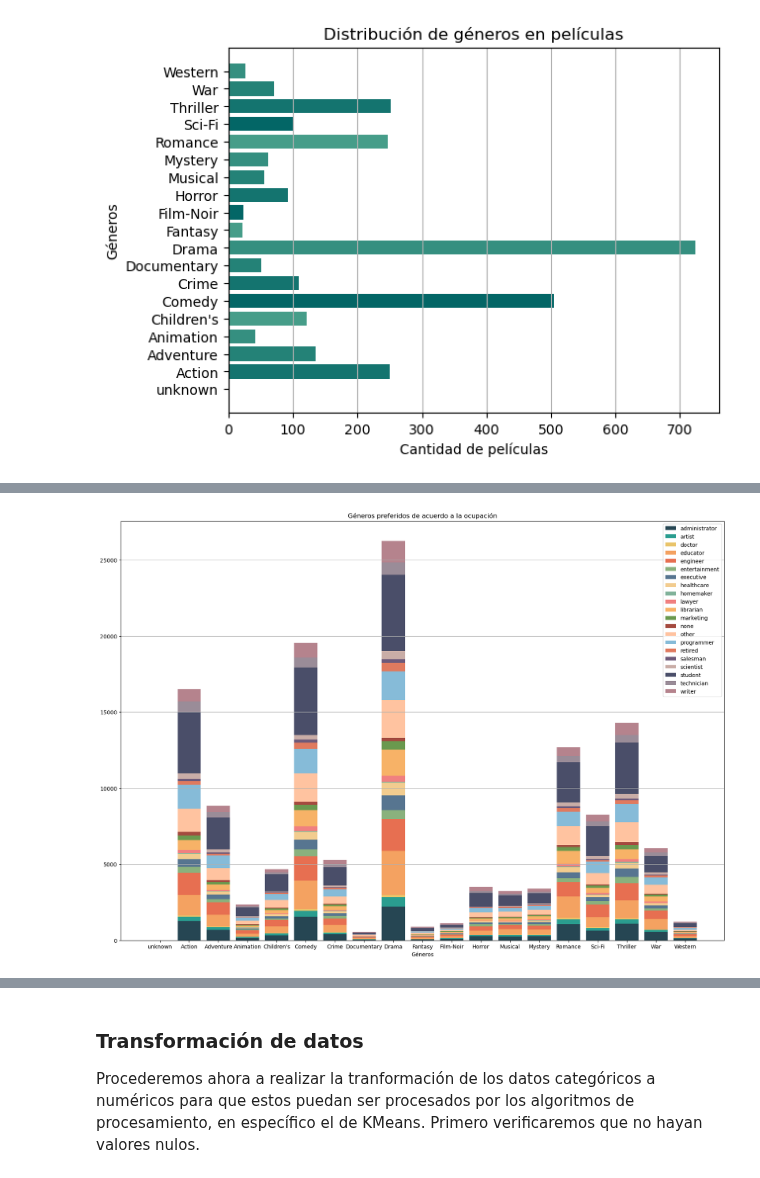
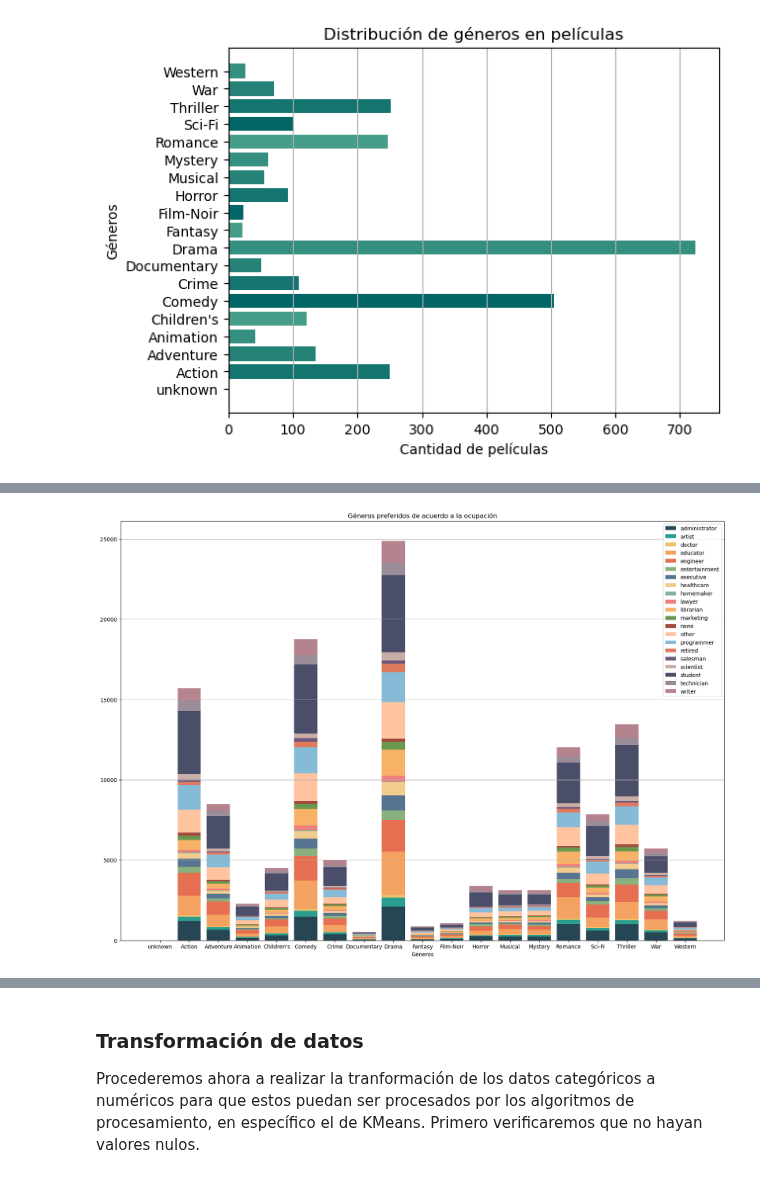
Before and after one commit to MonicaCabanas23/artificial-intelligence-course, a Jupyter notebook: Tareas/second-project/Second_Project.ipynb, the cells around one changed output, grey strips where cells are left out. Cells and saved outputs as stored; diff of their text form; code cells hidden in the pictures.

Commit message:
:sparkles: Improving clustering of users

```diff
--- a/Tareas/second-project/Second_Project.ipynb
+++ b/Tareas/second-project/Second_Project.ipynb
@@ -218,0 +230,14 @@ users
+# %%
+# Encontrando usuarios que han calificado como mínimo 20 películas
+if users.shape[0] == 943:
+    print('Total de usuarios: ', users.shape[0])
+
+# Contabilizando y filtrando usuarios en base a la cantidad de películas que han calificado
+user_ratings = pd.merge(ratings, users, left_on='User ID', right_on='Id', how='inner')
+user_ratings = user_ratings.groupby('User ID')['Rating'].agg('count')
+users = users.loc[user_ratings[user_ratings > 20].index - 1, :]
+users.index.name = None
+
+users = users.reset_index(drop=True) # Reiniciar índices
+
+print('Cantidad de usuarios que han calificado al menos 20 películas: ', users.shape[0])
@@ -269,10 +299,10 @@ Como podemos observar a través de las gráficas anteriores la mayor cantidad de
 # %%
-genres_items_counts = []
+genres_items = []
 # Contando la cantidad de películas por género
 for i in range(19):
-    genres_items_counts.append(items.value_counts('Genre ' + str(i))['1'])
+    genres_items.append(items.value_counts('Genre ' + str(i)).get('1', 0))
 
-genres['items'] = genres_items_counts
+genres['items'] = genres_items
 
 # Gráfico de barras para géneros y películas
 plt.barh(genres['Name'], genres['items'], color=['#036666', '#14746F', '#248277', '#358F80', '#469D89'])
@@ -292,18 +322,12 @@ only_w = result[result['Sex'] == 'F']
 # Contando la cantidad de ratings dados por mujeres por cada género
 genre_w = []
 for i in range(19):
-    if len(only_w.value_counts('Genre ' + str(i))) == 2:
-        genre_w.append(only_w.value_counts('Genre ' + str(i))['1'])
-    else:
-        genre_w.append(0)
+    genre_w.append(only_w.value_counts('Genre ' + str(i)).get('1', 0))
 
 # Contando la cantidad de ratings dados por hombres por cada género
 genre_m = []
 for i in range(19):
-    if len(only_m.value_counts('Genre ' + str(i))) == 2:
-        genre_m.append(only_m.value_counts('Genre ' + str(i))['1'])
-    else:
-        genre_m.append(0)
+    genre_m.append(only_m.value_counts('Genre ' + str(i)).get('1', 0))
 # %%
 # Gráfico de barras para géneros y sexos
 fig = plt.figure(figsize=(20, 5))
@@ -328,32 +352,25 @@ genre_occupations = []
 for i in range(19):
     row = []
     for j in range(21):
-        if len(occupation_counts[j].value_counts('Genre ' + str(i))) == 2:
-            row.append(occupation_counts[j].value_counts('Genre ' + str(i))['1'])
-        else:
-            row.append(0)
+        row.append(occupation_counts[j].value_counts('Genre ' + str(i)).get('1', 0))
     genre_occupations.append(row)
 # %%
-# Gráfico de barras para géneros y sexos
+# Gráfico de barras para géneros y ocupaciones
 fig = plt.figure(figsize=(20, 14))
 
 acc = np.zeros(19)
 colors = ['#264653', '#2A9D8F', '#E9C46A', '#F4A261', '#E76F51', '#8AB17D', '#577590', '#F2CC8F', '#81B29A', '#F08080', '#F7B267', '#6A994E', '#A44A3F', '#FFC3A0', '#86BBD8', '#E07A5F', '#6D597A', '#C9ADA7', '#4A4E69', '#9A8C98', '#B5838D']
 
 for i in range(21):
     columna = [fila[i] for fila in genre_occupations]
     plt.bar(genres['Name'], columna, bottom=acc, color=colors[i])
     acc += np.array(columna)
 
-""" columna = [fila[0] for fila in genre_occupations]
-columna2 = [fila[1] for fila in genre_occupations]
-plt.bar(genres['Name'], columna, color='#e63946')
-plt.bar(genres['Name'], columna2, bottom=columna, color='#1d3557') """
 plt.legend(occupations['data'])
 plt.title('Géneros preferidos de acuerdo a la ocupación')
 plt.xlabel('Géneros')
 plt.grid(axis='y')
 
 plt.show()
 # %% [output]
-[figure, old version]
+[figure, new version]
```
Also changed, not shown: parts of 30 cells of this notebook.
